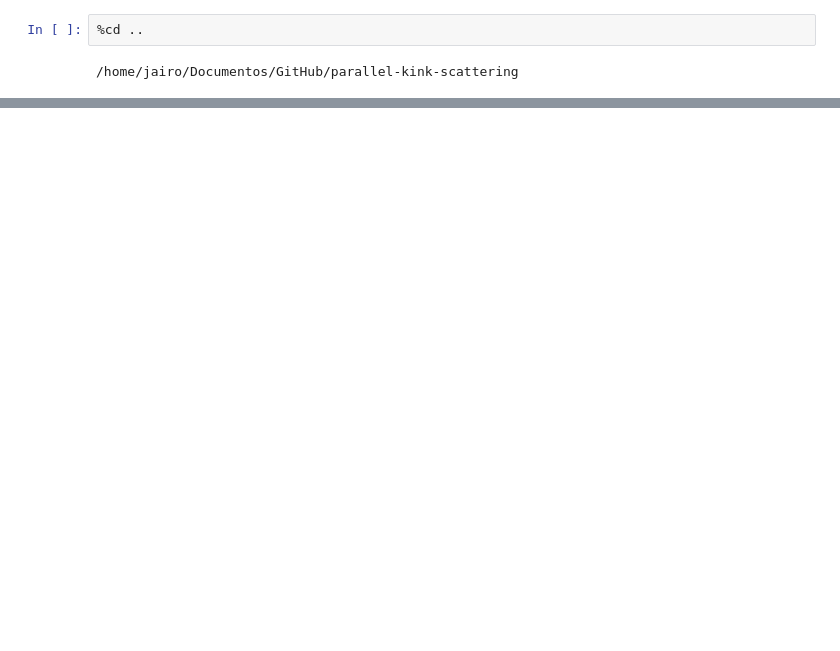
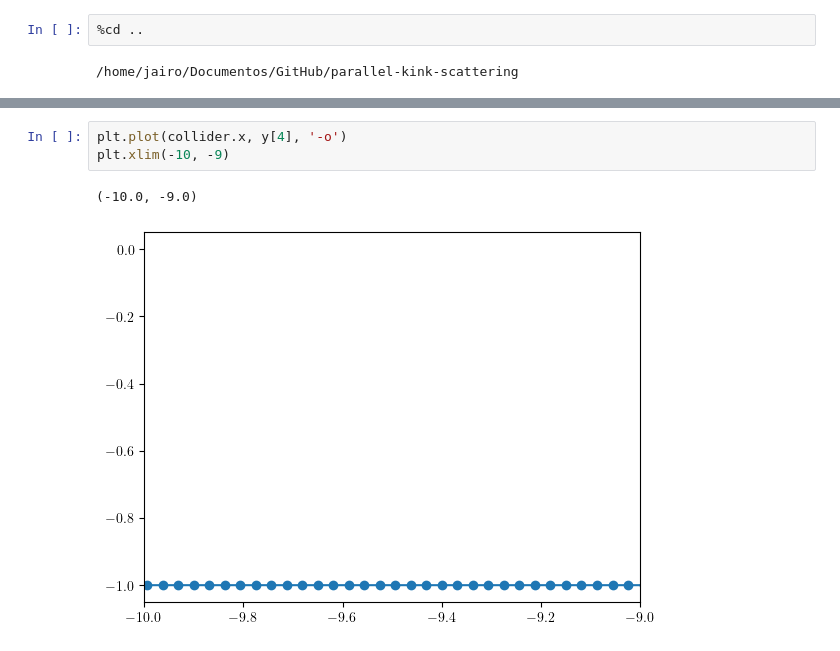
Before and after one commit to JairoSSantos/parallel-kink-scattering, a Jupyter notebook: notebooks/experiments.ipynb, the cells around one changed output, grey strips where cells are left out. Saved outputs shown, nothing was run; the diff lists cells and outputs as text; blank space fills up the shorter version.

```diff
--- a/notebooks/experiments.ipynb
+++ b/notebooks/experiments.ipynb
@@ -113,0 +112,6 @@ plt.ylim(0, 300)
+# %%
+plt.plot(collider.x, y[4], '-o')
+plt.xlim(-10, -9)
+# %% [output]
+(-10.0, -9.0)
+[figure, added]
```
Also changed, not shown: parts of 19 cells of this notebook, 4 other files.
